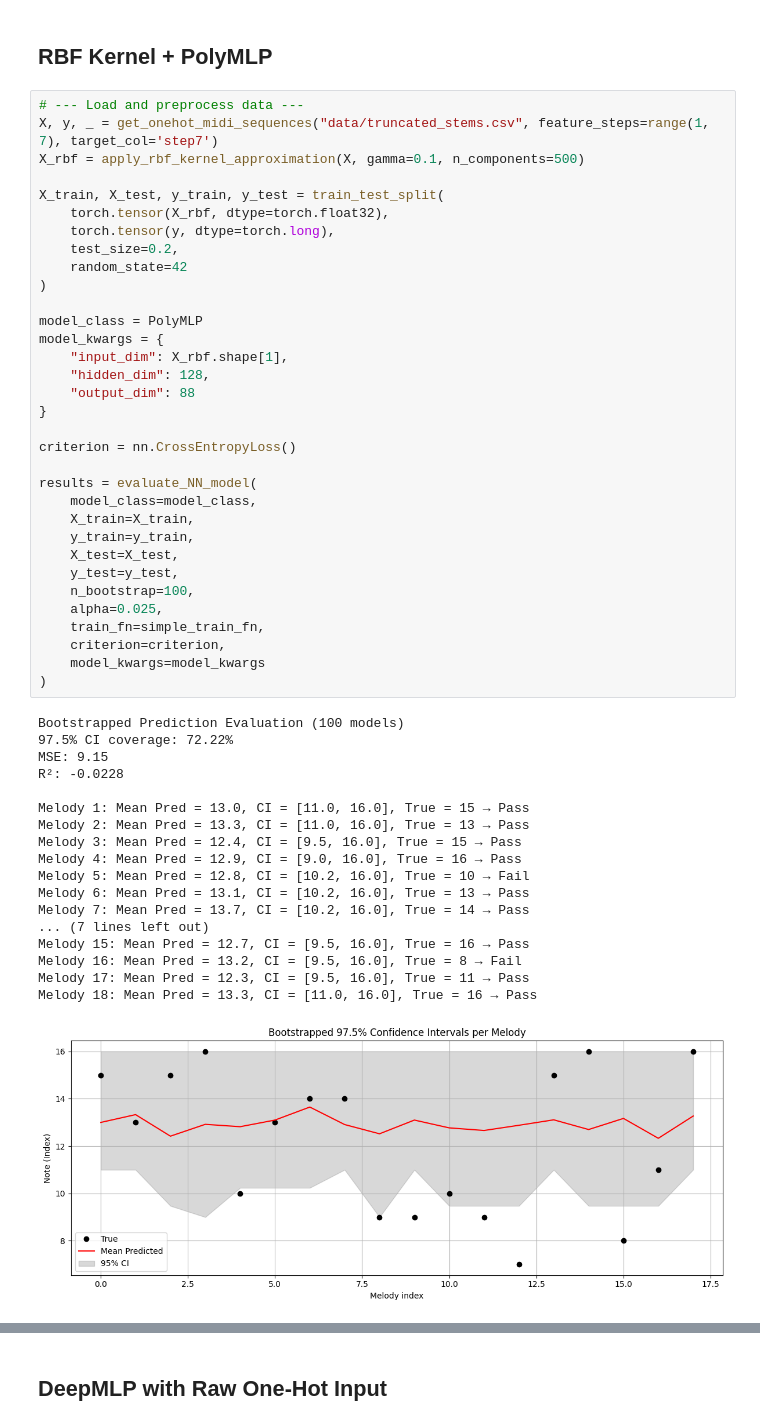
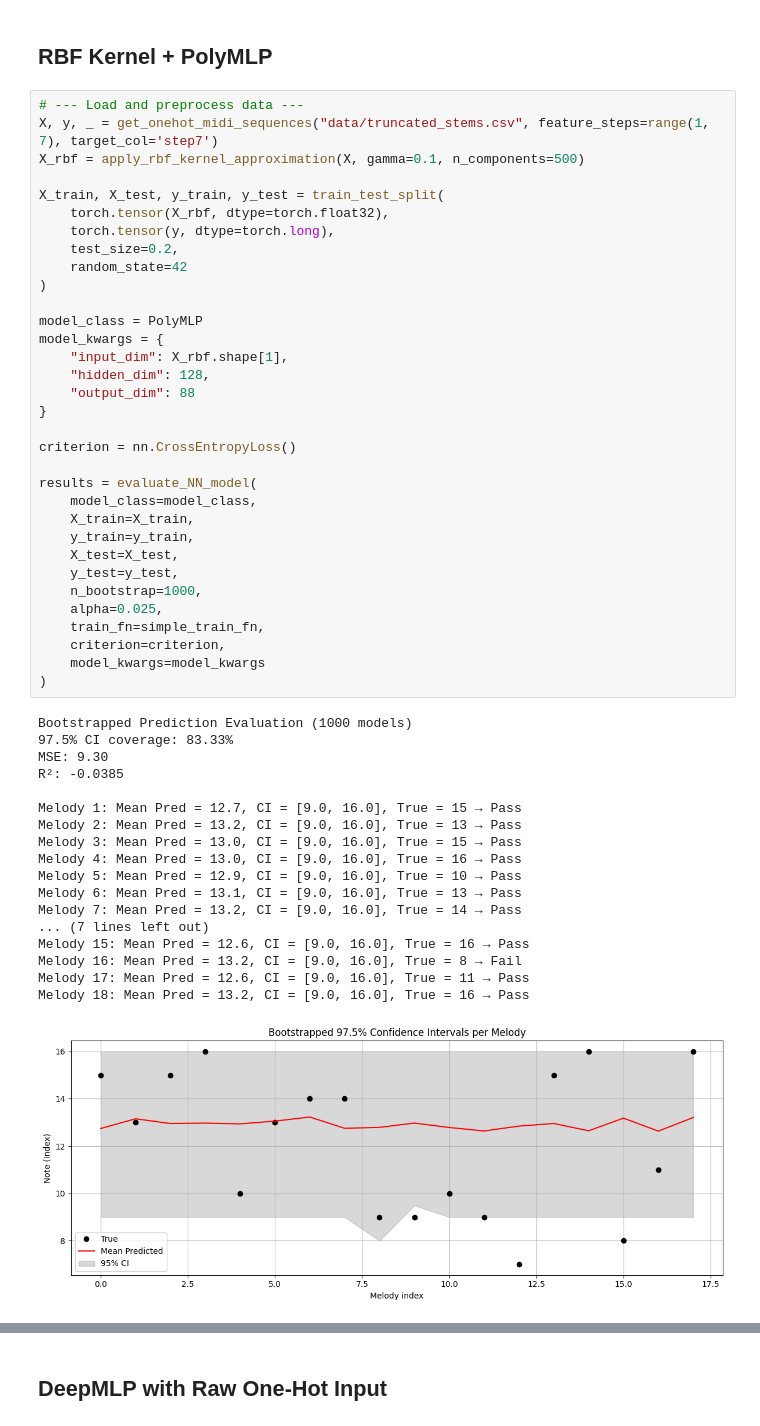
Before and after one commit to nicoleytlam/musical-intuition-ml, a Jupyter notebook: main.ipynb, the cells around one changed output, grey strips where cells are left out. Drawn from its saved outputs; the diff is of its cells as text.

```diff
--- a/main.ipynb
+++ b/main.ipynb
@@ -852,47 +906,47 @@ X_rbf = apply_rbf_kernel_approximation(X, gamma=0.1, n_components=500)
 X_train, X_test, y_train, y_test = train_test_split(
     torch.tensor(X_rbf, dtype=torch.float32),
     torch.tensor(y, dtype=torch.long),
     test_size=0.2,
     random_state=42
 )
 
 model_class = PolyMLP
 model_kwargs = {
     "input_dim": X_rbf.shape[1],
     "hidden_dim": 128,
     "output_dim": 88
 }
 
 criterion = nn.CrossEntropyLoss()
 
 results = evaluate_NN_model(
     model_class=model_class,
     X_train=X_train,
     y_train=y_train,
     X_test=X_test,
     y_test=y_test,
-    n_bootstrap=100,
+    n_bootstrap=1000,
     alpha=0.025,
     train_fn=simple_train_fn,
     criterion=criterion,
     model_kwargs=model_kwargs
 )
 # %% [output]
-Bootstrapped Prediction Evaluation (100 models)
-97.5% CI coverage: 72.22%
-MSE: 9.15
-R²: -0.0228
+Bootstrapped Prediction Evaluation (1000 models)
+97.5% CI coverage: 83.33%
+MSE: 9.30
+R²: -0.0385
 
-Melody 1: Mean Pred = 13.0, CI = [11.0, 16.0], True = 15 → Pass
-Melody 2: Mean Pred = 13.3, CI = [11.0, 16.0], True = 13 → Pass
-Melody 3: Mean Pred = 12.4, CI = [9.5, 16.0], True = 15 → Pass
-Melody 4: Mean Pred = 12.9, CI = [9.0, 16.0], True = 16 → Pass
-Melody 5: Mean Pred = 12.8, CI = [10.2, 16.0], True = 10 → Fail
-Melody 6: Mean Pred = 13.1, CI = [10.2, 16.0], True = 13 → Pass
-Melody 7: Mean Pred = 13.7, CI = [10.2, 16.0], True = 14 → Pass
+Melody 1: Mean Pred = 12.7, CI = [9.0, 16.0], True = 15 → Pass
+Melody 2: Mean Pred = 13.2, CI = [9.0, 16.0], True = 13 → Pass
+Melody 3: Mean Pred = 13.0, CI = [9.0, 16.0], True = 15 → Pass
+Melody 4: Mean Pred = 13.0, CI = [9.0, 16.0], True = 16 → Pass
+Melody 5: Mean Pred = 12.9, CI = [9.0, 16.0], True = 10 → Pass
+Melody 6: Mean Pred = 13.1, CI = [9.0, 16.0], True = 13 → Pass
+Melody 7: Mean Pred = 13.2, CI = [9.0, 16.0], True = 14 → Pass
 ... (7 lines left out)
-Melody 15: Mean Pred = 12.7, CI = [9.5, 16.0], True = 16 → Pass
-Melody 16: Mean Pred = 13.2, CI = [9.5, 16.0], True = 8 → Fail
-Melody 17: Mean Pred = 12.3, CI = [9.5, 16.0], True = 11 → Pass
-Melody 18: Mean Pred = 13.3, CI = [11.0, 16.0], True = 16 → Pass
+Melody 15: Mean Pred = 12.6, CI = [9.0, 16.0], True = 16 → Pass
+Melody 16: Mean Pred = 13.2, CI = [9.0, 16.0], True = 8 → Fail
+Melody 17: Mean Pred = 12.6, CI = [9.0, 16.0], True = 11 → Pass
+Melody 18: Mean Pred = 13.2, CI = [9.0, 16.0], True = 16 → Pass
-[figure, old version]
+[figure, new version]
```
Also changed, not shown: parts of 9 cells of this notebook.
